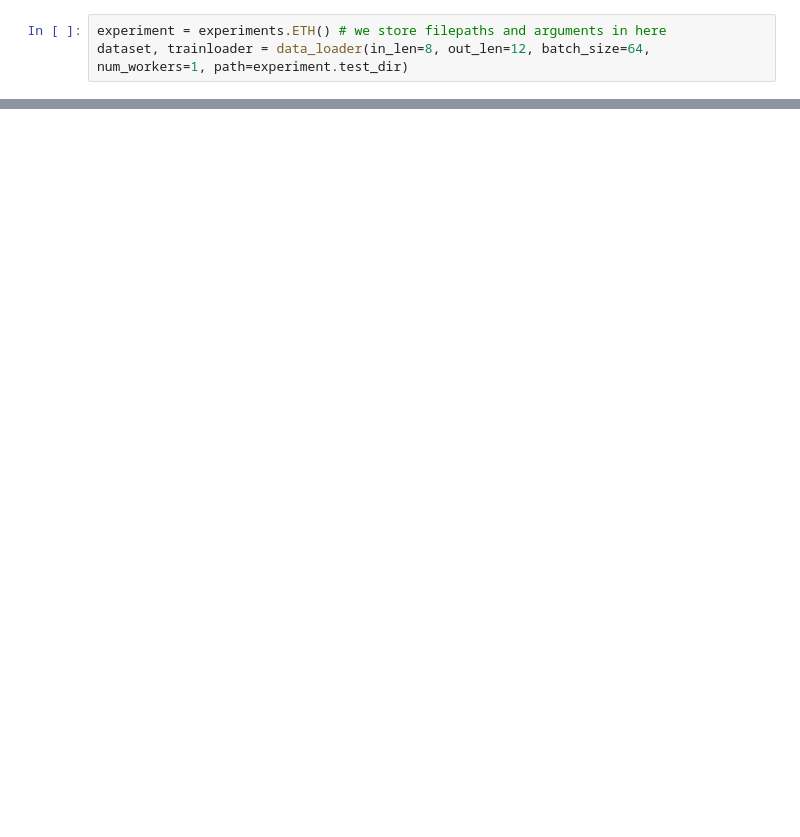
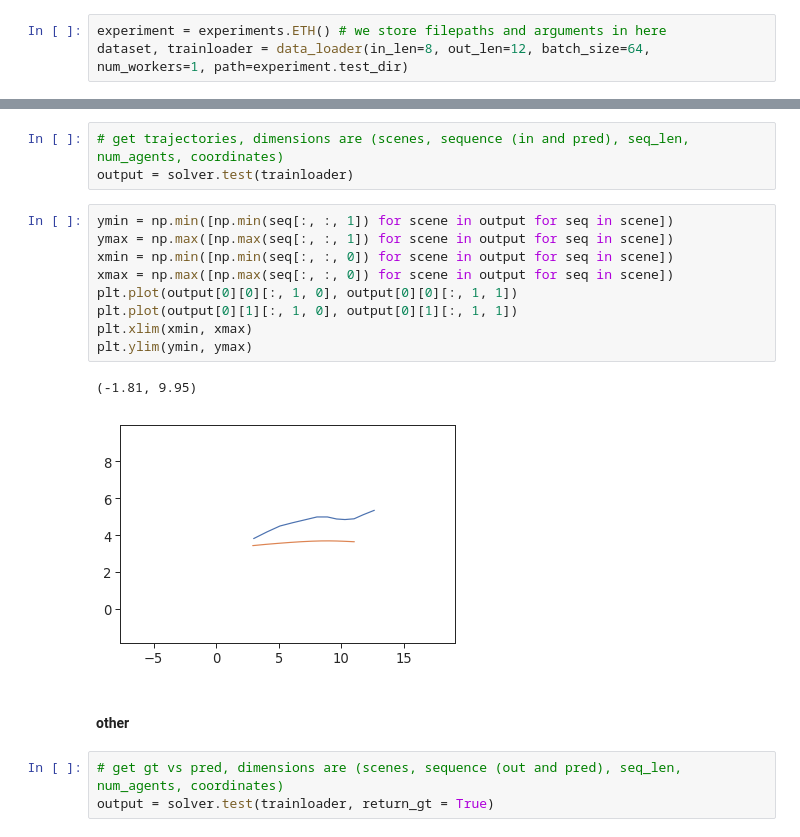
Before and after one commit to lappalainenj/mapsgan, a Jupyter notebook: examples/How to train the toymodel?.ipynb, the cells around one changed output, grey strips where cells are left out. Cells and saved outputs as stored; diff of their text form; blank space fills up the shorter version.

Commit message:
first version of test

```diff
--- a/examples/How to train the toymodel?.ipynb
+++ b/examples/How to train the toymodel?.ipynb
@@ -57,0 +69,20 @@ vis.loss(solver.train_loss_history)
+# %%
+# get trajectories, dimensions are (scenes, sequence (in and pred), seq_len, num_agents, coordinates)
+output = solver.test(trainloader)
+# %%
+ymin = np.min([np.min(seq[:, :, 1]) for scene in output for seq in scene])
+ymax = np.max([np.max(seq[:, :, 1]) for scene in output for seq in scene])
+xmin = np.min([np.min(seq[:, :, 0]) for scene in output for seq in scene])
+xmax = np.max([np.max(seq[:, :, 0]) for scene in output for seq in scene])
+plt.plot(output[0][0][:, 1, 0], output[0][0][:, 1, 1])
+plt.plot(output[0][1][:, 1, 0], output[0][1][:, 1, 1])
+plt.xlim(xmin, xmax)
+plt.ylim(ymin, ymax)
+# %% [output]
+(-1.81, 9.95)
+[figure, added]
+# %% [markdown]
+#### other
+# %%
+# get gt vs pred, dimensions are (scenes, sequence (out and pred), seq_len, num_agents, coordinates)
+output = solver.test(trainloader, return_gt = True)
```
Also changed, not shown: parts of 9 cells of this notebook, 3 other files.
